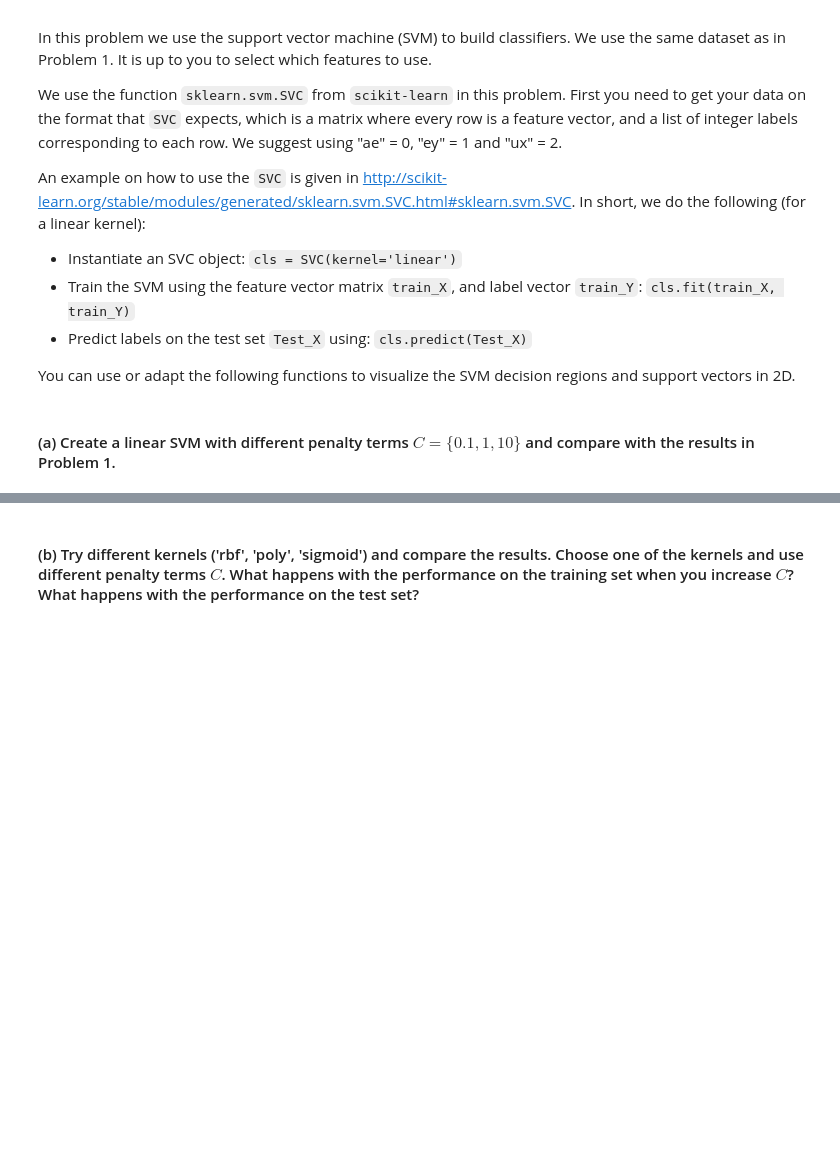
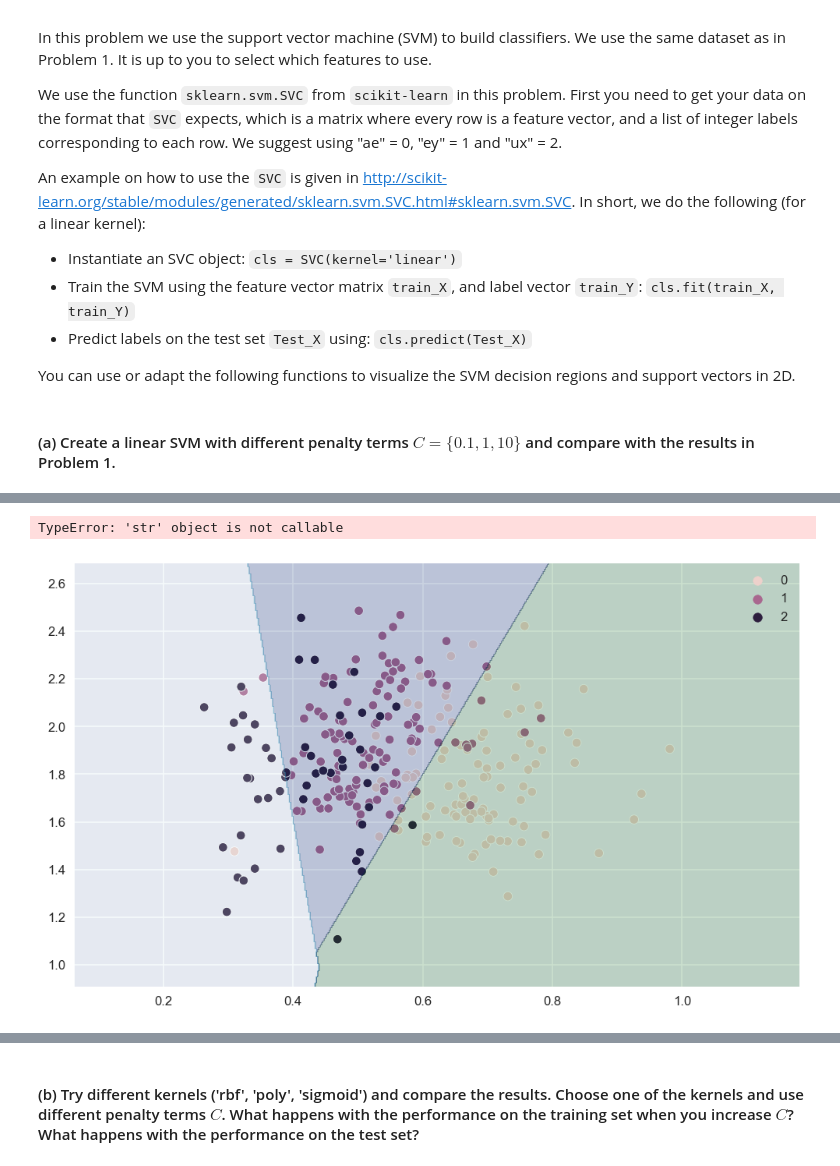
Before and after one commit to Eeaeau/TTT4185---ML-for-singnal-processing, a Jupyter notebook: Assignment 2/TTT4185_assignment_2_2021-10-02.ipynb, the cells around one changed output, grey strips where cells are left out. Cells and saved outputs as stored; diff of their text form; code cells hidden in the pictures; blank space fills up the shorter version.

Commit message:
2a: plot kinda working

```diff
--- a/Assignment 2/TTT4185_assignment_2_2021-10-02.ipynb
+++ b/Assignment 2/TTT4185_assignment_2_2021-10-02.ipynb
@@ -120,13 +120,13 @@ The less correlated the data appears the harder it is to predict?
 # print(multi)
 
 # training_data = [aes[['F1', 'F2']], eys[['F1', 'F2']], uxs[['F1', 'F2']]]
-training_data = {'aes': aes[['F1', 'F2']], 'eys': eys[['F1', 'F2']], 'uxs': uxs[['F1', 'F2']]}
+training_data_F1toF2 = {'aes': aes[['F1', 'F2']], 'eys': eys[['F1', 'F2']], 'uxs': uxs[['F1', 'F2']]}
 # training_data = {'aes': aes[['F1', 'F2']].to_dict(), 'eys': eys[['F1', 'F2']].to_dict(), 'uxs': uxs[['F1', 'F2']].to_dict()}
 # training_data = pd.concat([aes[['F1', 'F2']], eys[['F1', 'F2']], uxs[['F1', 'F2']]], keys=['aes', 'eys', 'uxs'], levels=[['aes', 'eys', 'uxs']], names=['vowl', 'index'], join='outer', ignore_index=True, axis=1)
 # training_data = pd.concat([aes, eys, eys])
 
 # training_data = pd.DataFrame(data=training_data)
-print(training_data)
+print(training_data_F1toF2)
 # %% [output]
 {'aes':              F1        F2
 39     0.714021  1.999640
@@ -172,7 +172,7 @@ def prep_model_from_df(dataset_of_df):
 
     return model
 
-models = prep_model_from_df(training_data)
+models = prep_model_from_df(training_data_F1toF2)
 print("model:", models.get('aes'))
 # %% [output]
 556
@@ -781,0 +826,4 @@ def Plot_Support_Vectors(clf,data):
+# %%
+
+test_X, test_Y = format_to_sklearn_data(observations_F1toF4)
+print(test_X)
@@ -781,0 +848,23 @@ def Plot_Support_Vectors(clf,data):
+# %%
+from sklearn.pipeline import make_pipeline
+from sklearn.preprocessing import StandardScaler
+from sklearn.svm import SVC
+
+Cs = [0.1, 1, 10]
+
+for C in Cs:
+
+
+    # clf = SVC(kernel='linear', C=C)
+    clf = make_pipeline(StandardScaler(), SVC(gamma='auto', kernel='linear', C=C))
+
+    clf.fit(train_X, train_Y)
+    # print("fit_status_: ", clf.fit_status_)
+    # print("classes: ", clf.)
+
+    clf.predict(test_X)
+
+    Plot_SVM_decision_regions(clf, test_X, test_Y)
+# %% [output]
+TypeError: 'str' object is not callable
+[figure, added]
```
Also changed, not shown: parts of 5 cells of this notebook.
